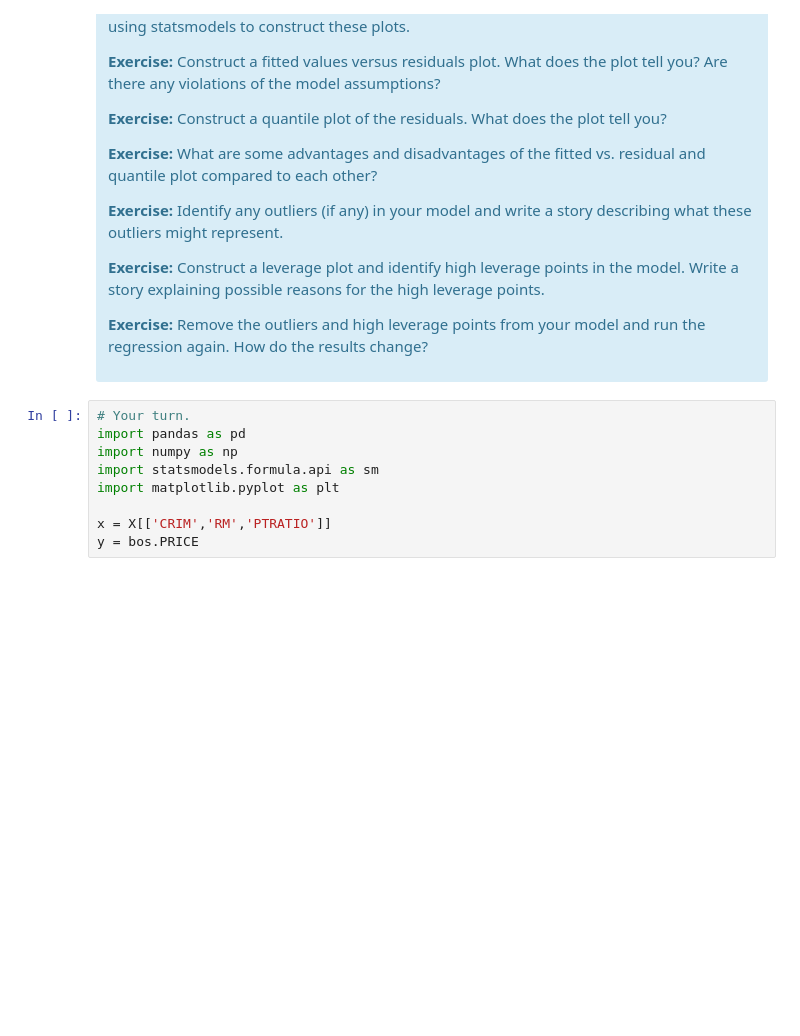
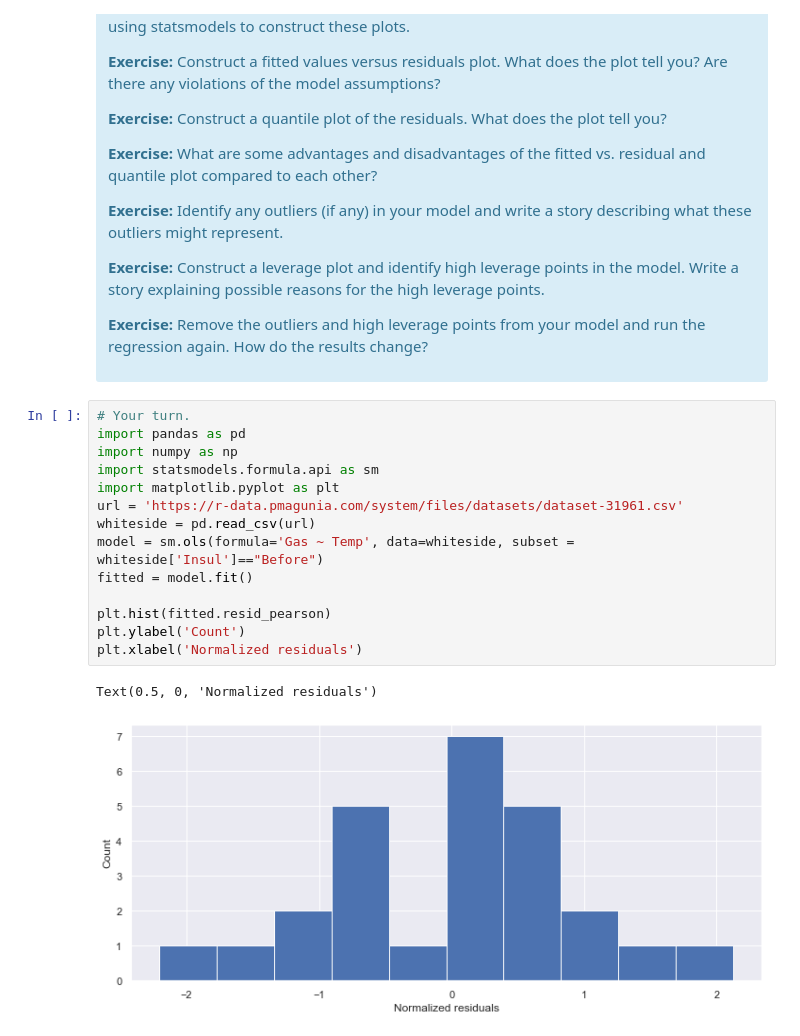
Before and after one commit to yoheita/Springboard, a Jupyter notebook: Case Studies/Mini_Project_Linear_Regression.ipynb, the cells around one changed output. Saved outputs shown, nothing was run; the diff lists cells and outputs as text; blank space fills up the shorter version.

```diff
--- a/Case Studies/Mini_Project_Linear_Regression.ipynb
+++ b/Case Studies/Mini_Project_Linear_Regression.ipynb
@@ -968,9 +1018,17 @@ There are some other issues that are important investigate with linear regressio
 # %%
 # Your turn.
 import pandas as pd
 import numpy as np
 import statsmodels.formula.api as sm
 import matplotlib.pyplot as plt
+url = 'https://r-data.pmagunia.com/system/files/datasets/dataset-31961.csv'
+whiteside = pd.read_csv(url)
+model = sm.ols(formula='Gas ~ Temp', data=whiteside, subset = whiteside['Insul']=="Before")
+fitted = model.fit()
 
-x = X[['CRIM','RM','PTRATIO']]
-y = bos.PRICE
+plt.hist(fitted.resid_pearson)
+plt.ylabel('Count')
+plt.xlabel('Normalized residuals')
+# %% [output]
+Text(0.5, 0, 'Normalized residuals')
+[figure, added]
```
Also changed, not shown: parts of 59 cells of this notebook.
